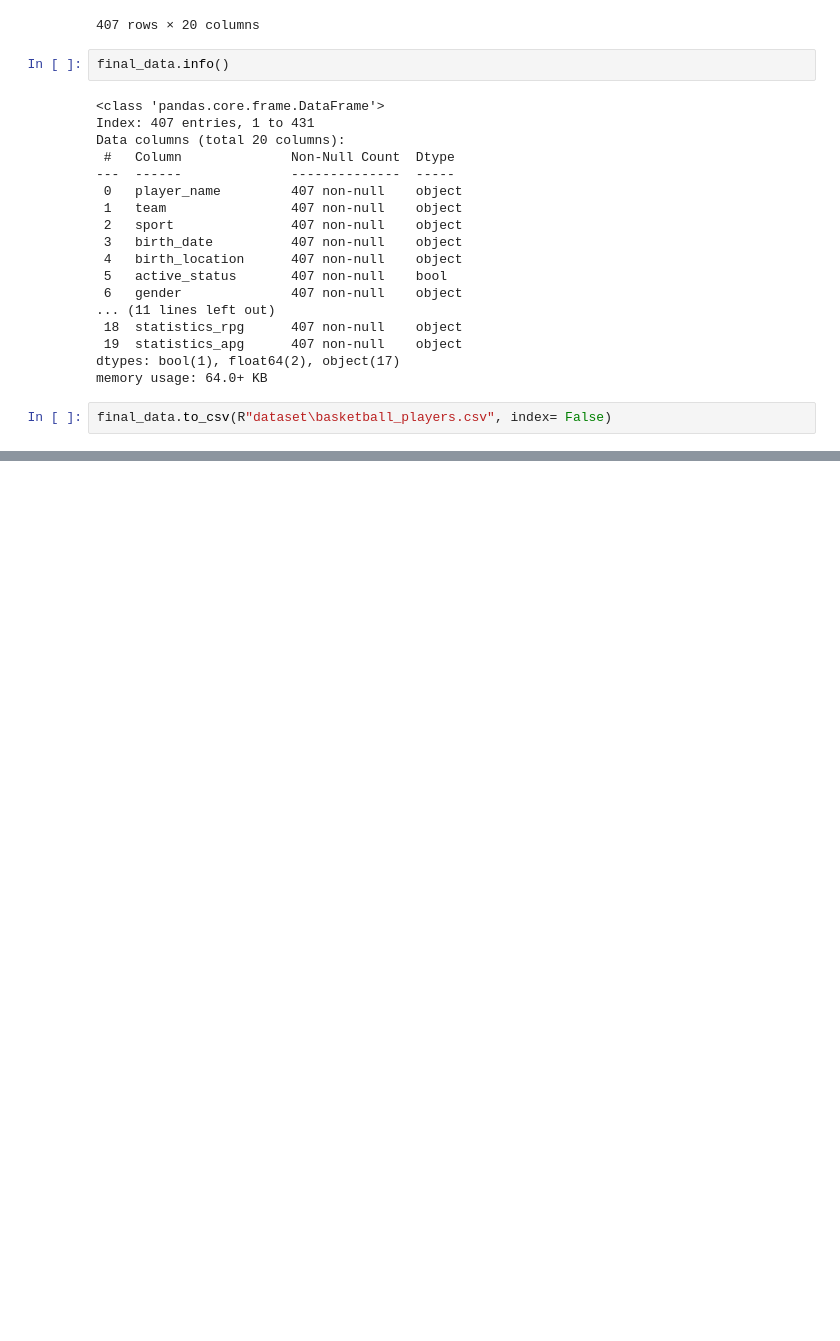
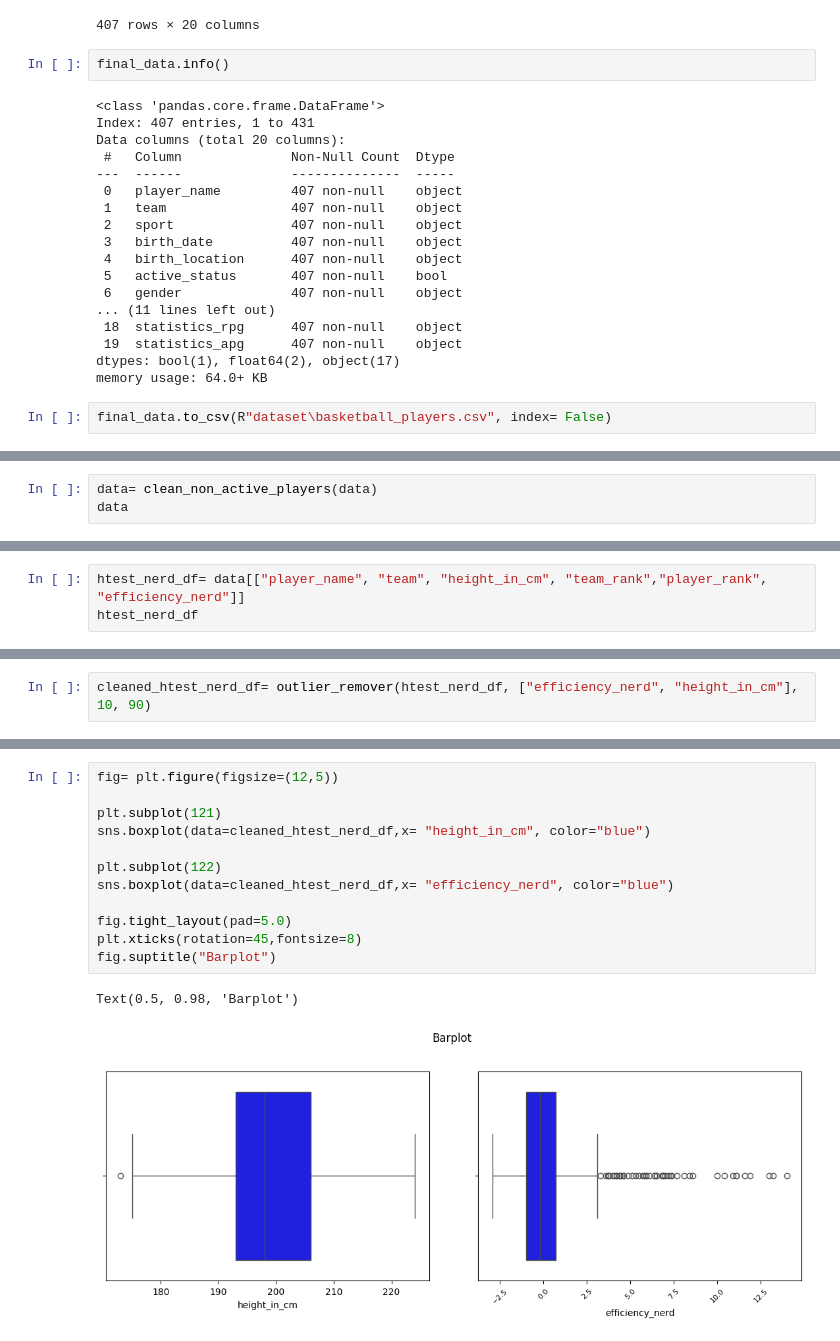
Before and after one commit to manab36/Data-Analysis, a Jupyter notebook: basketball_players_hypothesis_testing.ipynb, the cells around one changed output, grey strips where cells are left out. Drawn from its saved outputs; the diff is of its cells as text; blank space fills up the shorter version.

```diff
--- a/basketball_players_hypothesis_testing.ipynb
+++ b/basketball_players_hypothesis_testing.ipynb
@@ -366,0 +379,3 @@ data
+# %%
+data= clean_non_active_players(data)
+data
@@ -366,0 +435,3 @@ data
+# %%
+htest_nerd_df= data[["player_name", "team", "height_in_cm", "team_rank","player_rank", "efficiency_nerd"]]
+htest_nerd_df
@@ -366,0 +454,2 @@ data
+# %%
+cleaned_htest_nerd_df= outlier_remover(htest_nerd_df, ["efficiency_nerd", "height_in_cm"], 10, 90)
@@ -366,0 +474,15 @@ data
+# %%
+fig= plt.figure(figsize=(12,5))
+
+plt.subplot(121)
+sns.boxplot(data=cleaned_htest_nerd_df,x= "height_in_cm", color="blue")
+
+plt.subplot(122)
+sns.boxplot(data=cleaned_htest_nerd_df,x= "efficiency_nerd", color="blue")
+
+fig.tight_layout(pad=5.0)
+plt.xticks(rotation=45,fontsize=8)
+fig.suptitle("Barplot")
+# %% [output]
+Text(0.5, 0.98, 'Barplot')
+[figure, added]
```
Also changed, not shown: parts of 25 cells of this notebook, 3 other files.
